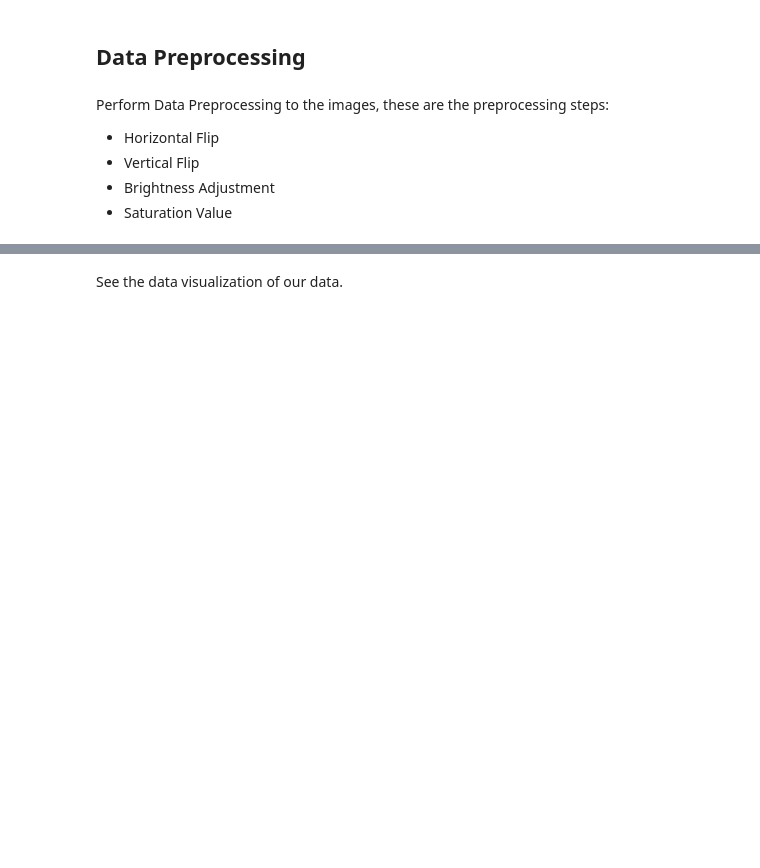
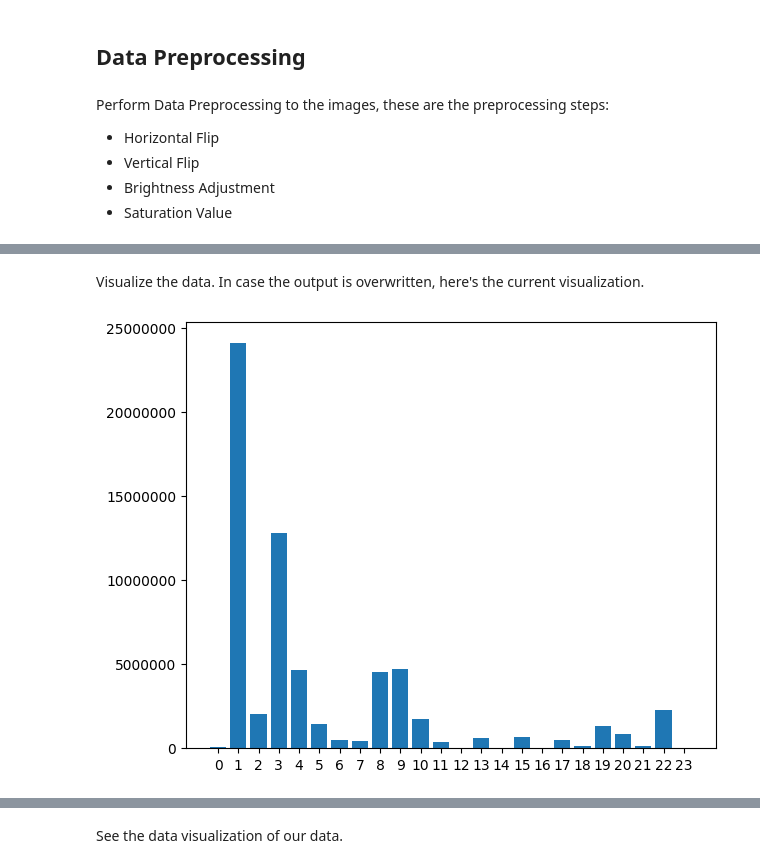
Before and after one commit to MaxZx3000/Image-Semantic-Segmentation-Drone, a Jupyter notebook: Image_Semantic_Segmentation_Drone_Dataset.ipynb, the cells around one changed output, grey strips where cells are left out. Drawn from its saved outputs; the diff is of its cells as text; code cells hidden in the pictures; blank space fills up the shorter version.

Commit message:
Added Number of Pixels in the dataset given, then performing balancing weight loss.

```diff
--- a/Image_Semantic_Segmentation_Drone_Dataset.ipynb
+++ b/Image_Semantic_Segmentation_Drone_Dataset.ipynb
@@ -288,0 +289,14 @@ tensor(3, dtype=torch.uint8)
+# %%
+NUM_CLASSES = 24
+total_number_of_pixels_per_classes = [0] * NUM_CLASSES
+
+for index, (image, label) in enumerate(drone_semantic_segmentation_dataset):
+  print(f"Processing index: {index}")
+  flattened_labels = label.view(160000).to(device)
+  for class_index in range(NUM_CLASSES):
+    flattened_labels_cpu = flattened_labels.cpu()
+    class_indexes_in_an_image = flattened_labels_cpu[flattened_labels_cpu == class_index]
+    class_indexes_in_an_image = len(class_indexes_in_an_image)
+    total_number_of_pixels_per_classes[class_index] += class_indexes_in_an_image
+
+print(total_number_of_pixels_per_classes)
@@ -288,0 +321,13 @@ tensor(3, dtype=torch.uint8)
+# %% [markdown]
+Visualize the data. In case the output is overwritten, here's the current visualization.
+# %%
+x = list(range(0, NUM_CLASSES))
+
+plt.bar(x = x, height = total_number_of_pixels_per_classes)
+plt.xticks(np.arange(min(x), max(x) + 1, 1.0))
+plt.ticklabel_format(useOffset=False, style='plain')
+
+plt.tight_layout()
+plt.show()
+# %% [output]
+[figure, added]
```
Also changed, not shown: parts of 9 cells of this notebook.
